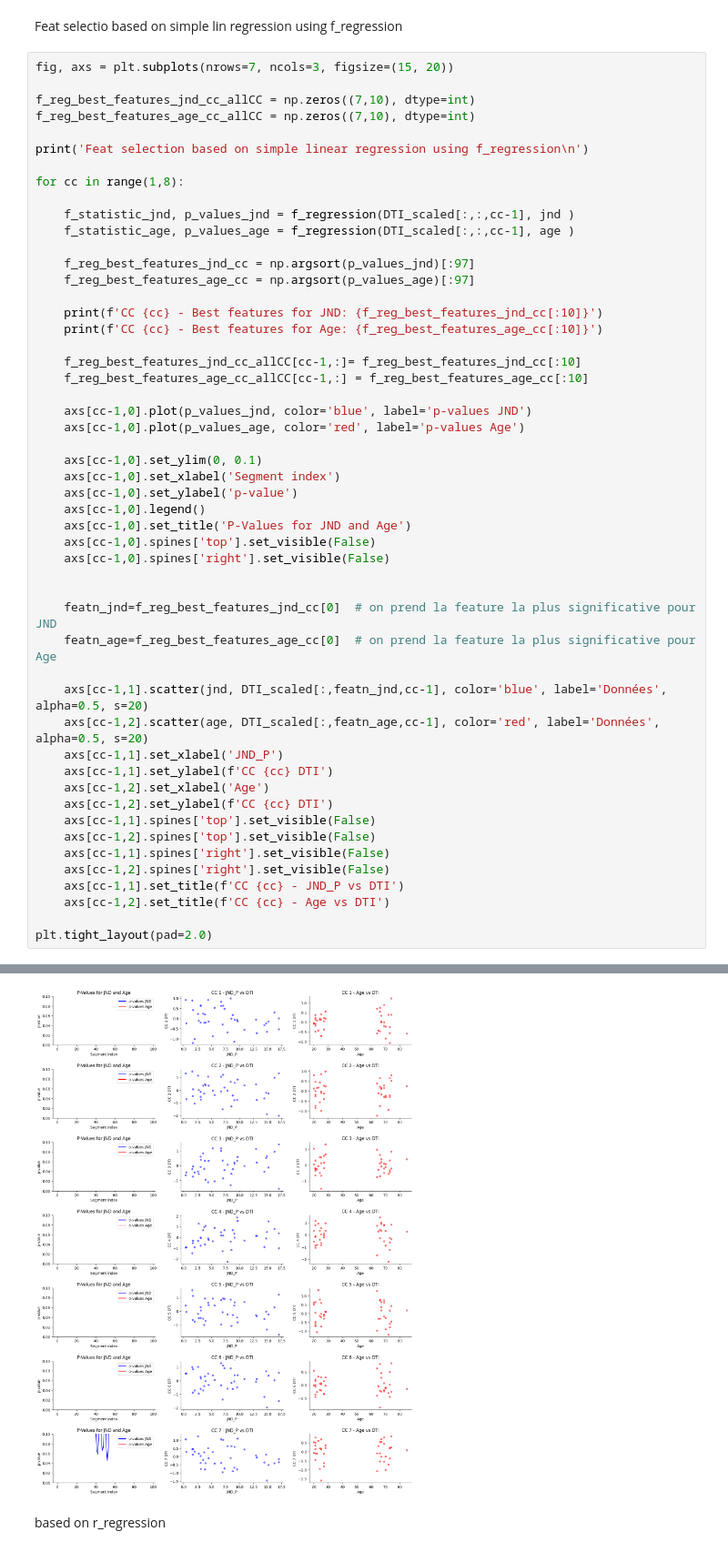
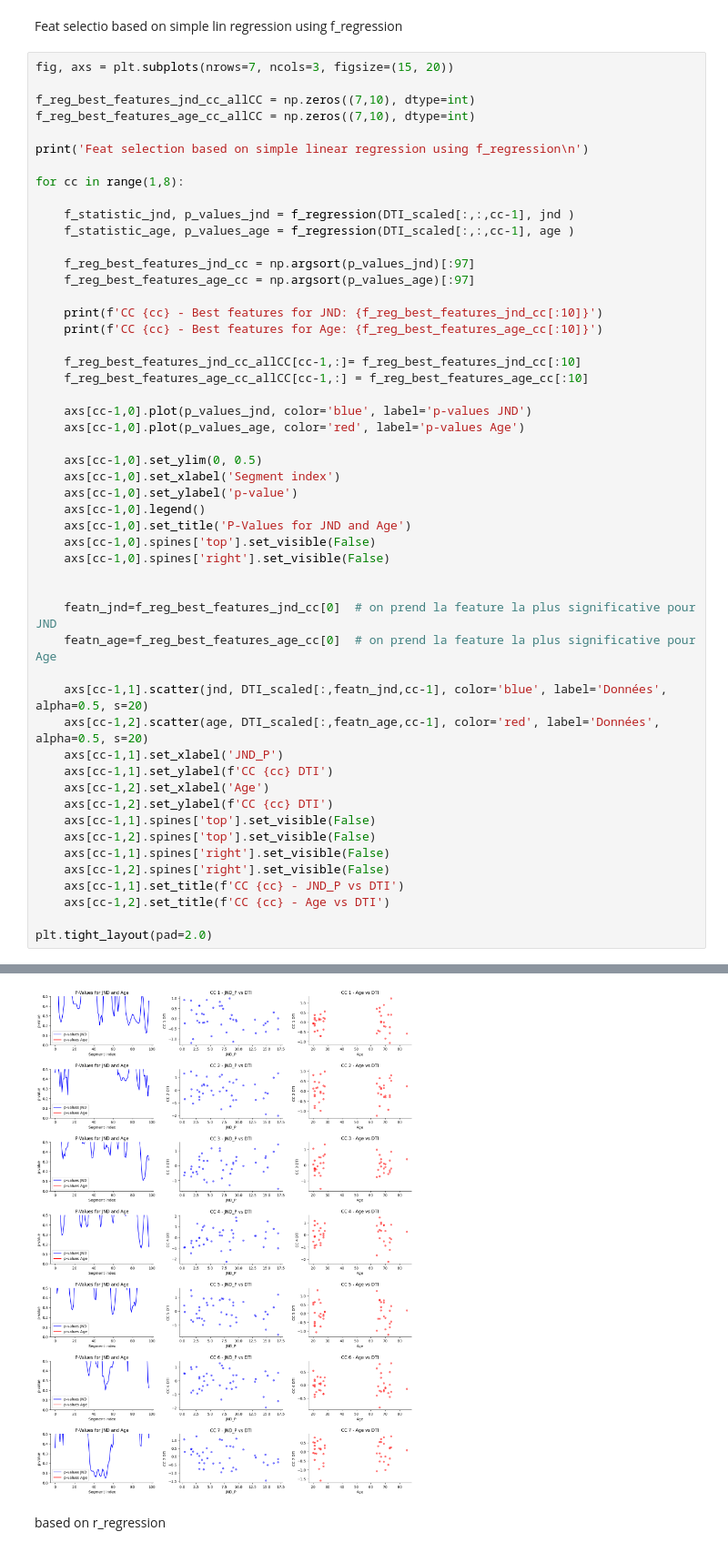
Before and after one commit to nicolascatz/CRPN_DTI_AGING_DPAKNC, a Jupyter notebook: scripts/DTI_Aging_MLR_ADJ_MLR_ALL_FA_RD_AD_MDwoMA_22avril2026.ipynb, the cells around one changed output, grey strips where cells are left out. Shown at 91% size. Drawn from its saved outputs; the diff is of its cells as text.

```diff
--- a/scripts/DTI_Aging_MLR_ADJ_MLR_ALL_FA_RD_AD_MDwoMA_22avril2026.ipynb
+++ b/scripts/DTI_Aging_MLR_ADJ_MLR_ALL_FA_RD_AD_MDwoMA_22avril2026.ipynb
@@ -176,7 +176,7 @@ for cc in range(1,8):
     axs[cc-1,0].plot(p_values_jnd, color='blue', label='p-values JND')
     axs[cc-1,0].plot(p_values_age, color='red', label='p-values Age')
 
-    axs[cc-1,0].set_ylim(0, 0.1)
+    axs[cc-1,0].set_ylim(0, 0.5)
     axs[cc-1,0].set_xlabel('Segment index')
     axs[cc-1,0].set_ylabel('p-value')
     axs[cc-1,0].legend()
@@ -192,34 +192,34 @@ for cc in range(1,8):
     axs[cc-1,2].scatter(age, DTI_scaled[:,featn_age,cc-1], color='red', label='Données', alpha=0.5, s=20)
     axs[cc-1,1].set_xlabel('JND_P')
     axs[cc-1,1].set_ylabel(f'CC {cc} DTI')
     axs[cc-1,2].set_xlabel('Age')
     axs[cc-1,2].set_ylabel(f'CC {cc} DTI')
     axs[cc-1,1].spines['top'].set_visible(False)
     axs[cc-1,2].spines['top'].set_visible(False)
     axs[cc-1,1].spines['right'].set_visible(False)
     axs[cc-1,2].spines['right'].set_visible(False)
     axs[cc-1,1].set_title(f'CC {cc} - JND_P vs DTI')
     axs[cc-1,2].set_title(f'CC {cc} - Age vs DTI')
 
 plt.tight_layout(pad=2.0)
 # %% [output]
 Feat selection based on simple linear regression using f_regression
 
 CC 1 - Best features for JND: [94 95 93 76 46 86 77 87 49  6]
 CC 1 - Best features for Age: [25 24 28 29 27 11 26 76 80 82]
 CC 2 - Best features for JND: [96 13  7 87 94 86  5 97 85 73]
 CC 2 - Best features for Age: [17 76 71 70 16 62 51 19 23 35]
 CC 3 - Best features for JND: [91 92 93 90 94 89 97  8 38 39]
 CC 3 - Best features for Age: [22 23 66 24 55 42 27 43 39 20]
 CC 4 - Best features for JND: [89 97 88 90 87  7  8 86 96 91]
 CC 4 - Best features for Age: [43 77 78 70 63 68 53 75 82 81]
 CC 5 - Best features for JND: [59 60 79 18 61 17 78 80 83 81]
 CC 5 - Best features for Age: [56 41 46 48 54 85 45  3 39 38]
 CC 6 - Best features for JND: [52 97 53 54 51 96 55 49 50 35]
 CC 6 - Best features for Age: [78 76 83 82  3 16 12 49 42 62]
 CC 7 - Best features for JND: [52 42 53 47 41 51 48 46 43 40]
 CC 7 - Best features for Age: [37 39  1 36 21 24  2 91 34 20]
-[figure, old version]
+[figure, new version]
 # %% [markdown]
 based on r_regression
 # %%
```
Also changed, not shown: parts of 12 cells of this notebook, 1 other file.
